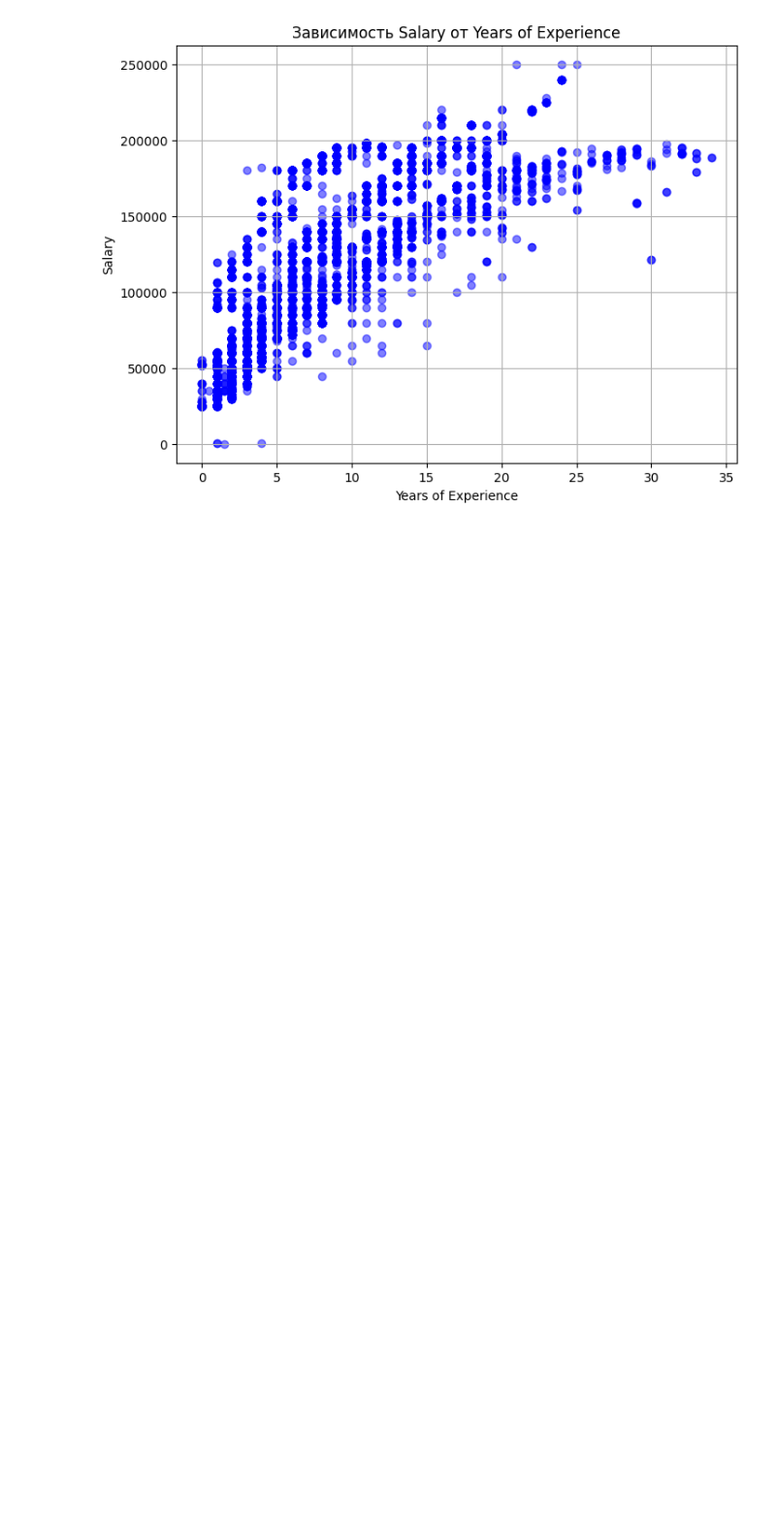
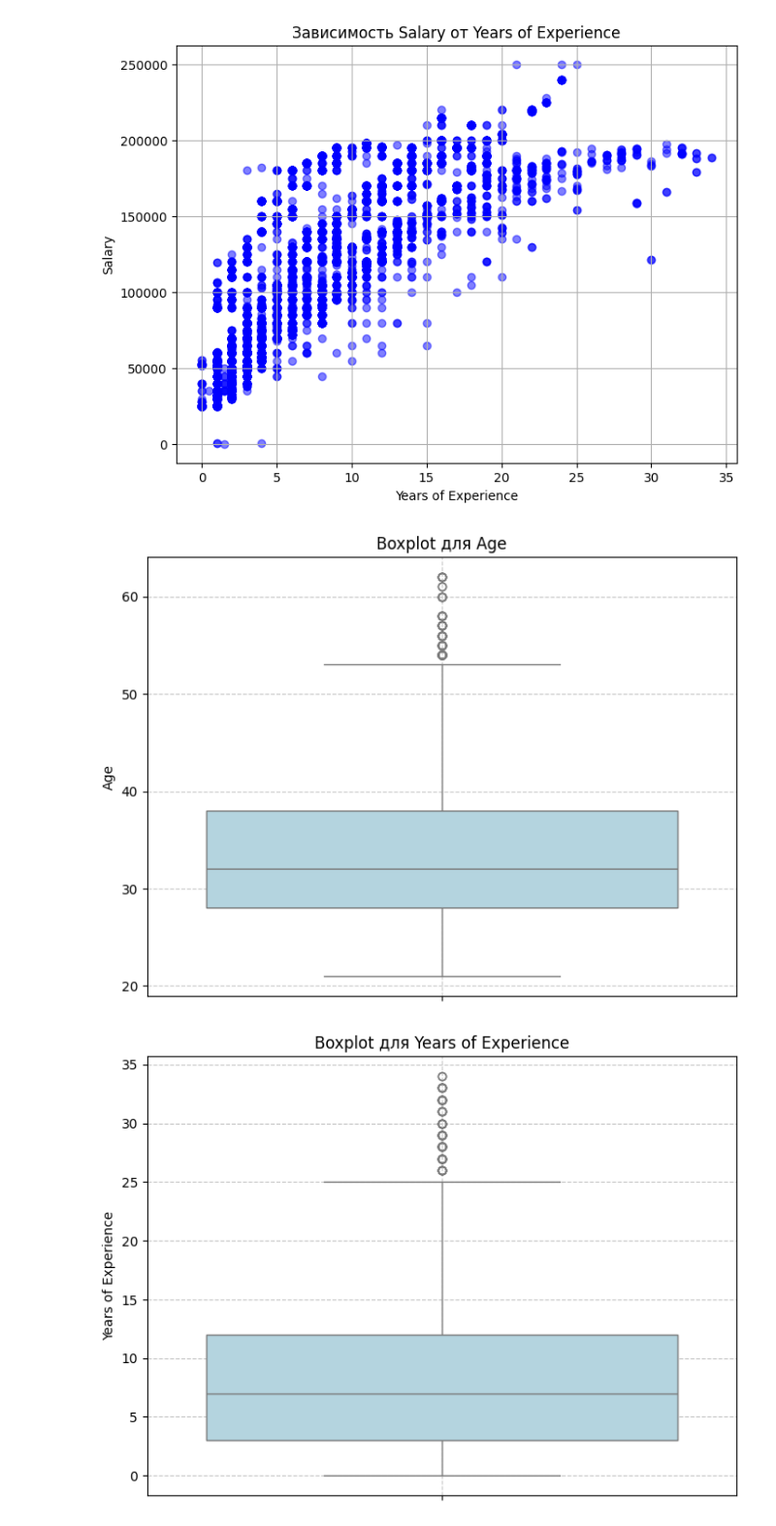
Before and after one commit to Dethkalleon/AILabs, a Jupyter notebook: AI2.ipynb, the cells around one changed output. Shown at 97% size. Cells and saved outputs as stored; diff of their text form; code cells hidden in the pictures; blank space fills up the shorter version.

```diff
--- a/AI2.ipynb
+++ b/AI2.ipynb
@@ -240,3 +240,22 @@ dtype: int64
 [figure]
 [figure]
 [figure]
+# %%
+# 9. Boxplot для анализа распределения переменных
+boxplot_features = ['Age', 'Years of Experience', 'Salary']
+for feature in boxplot_features:
+    # Убираем пропуски, если они есть
+    if data[feature].isnull().sum() > 0:
+        feature_data = data[feature].dropna()
+    else:
+        feature_data = data[feature]
+
+    plt.figure(figsize=(8, 6))
+    sns.boxplot(y=feature_data, color='lightblue')
+    plt.title(f'Boxplot для {feature}')
+    plt.ylabel(feature)
+    plt.grid(True, linestyle='--', alpha=0.7)
+    plt.show()
+# %% [output]
+[figure, added]
+[figure, added]
```
Also changed, not shown: parts of 3 cells of this notebook.
